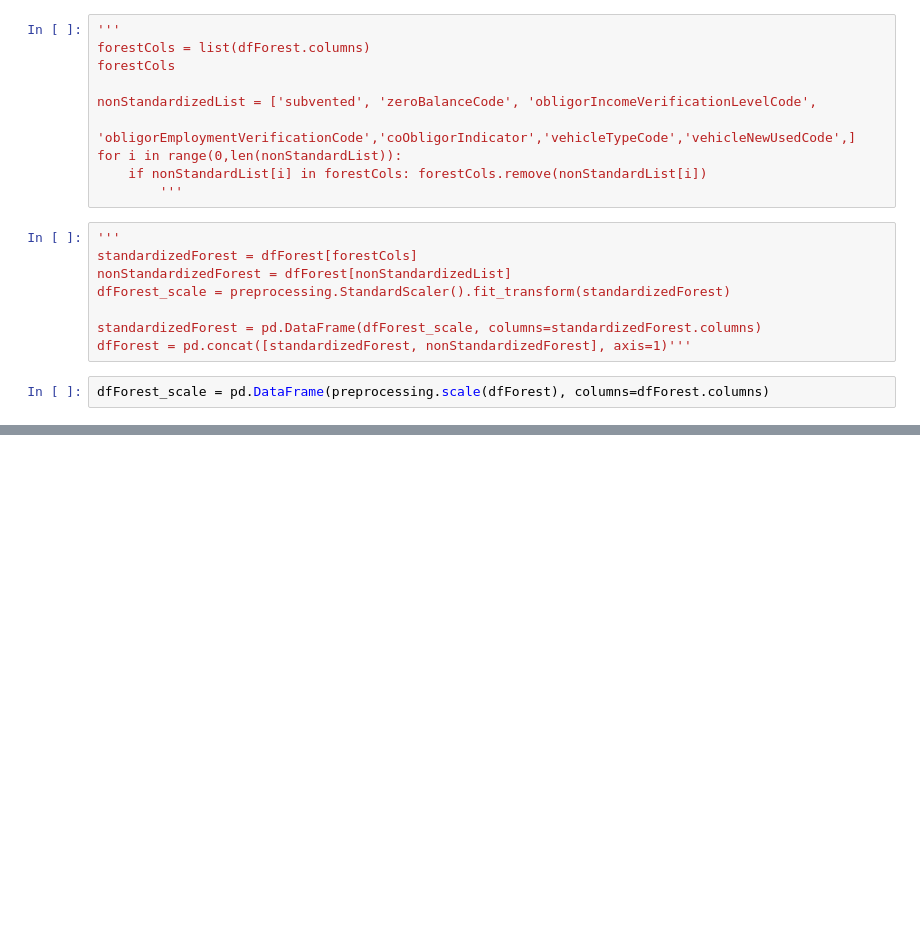
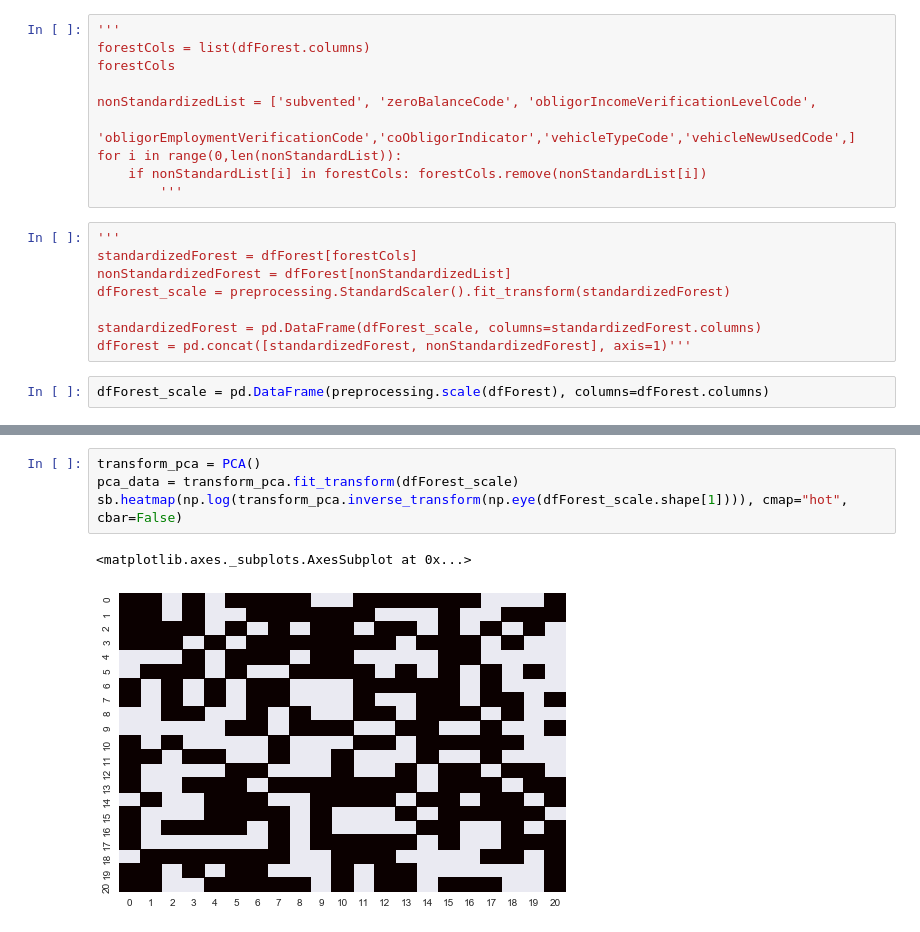
Before and after one commit to Austin-McDonnell/Auto_Loan_ABS_Analysis, a Jupyter notebook: Jupyter Notebooks/AggregateChargeOffs.ipynb, the cells around one changed output, grey strips where cells are left out. Saved outputs shown, nothing was run; the diff lists cells and outputs as text; blank space fills up the shorter version.

```diff
--- a/Jupyter Notebooks/AggregateChargeOffs.ipynb
+++ b/Jupyter Notebooks/AggregateChargeOffs.ipynb
@@ -163 +167,8 @@ dfForest_scale = pd.DataFrame(preprocessing.scale(dfForest), columns=dfForest.co
+# %%
+transform_pca = PCA()
+pca_data = transform_pca.fit_transform(dfForest_scale)
+sb.heatmap(np.log(transform_pca.inverse_transform(np.eye(dfForest_scale.shape[1]))), cmap="hot", cbar=False)
+# %% [output]
+<matplotlib.axes._subplots.AxesSubplot at 0x...>
+[figure, added]
 # %%
```
Also changed, not shown: parts of 11 cells of this notebook.
